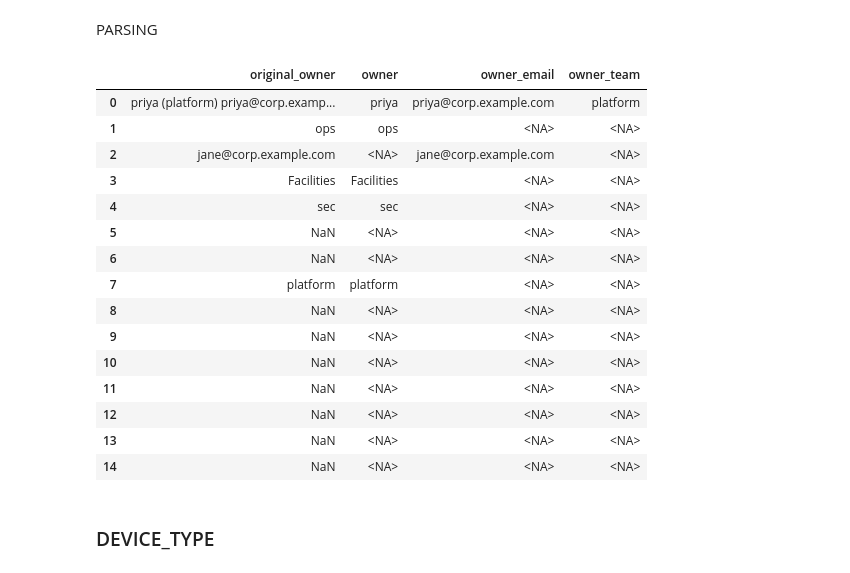
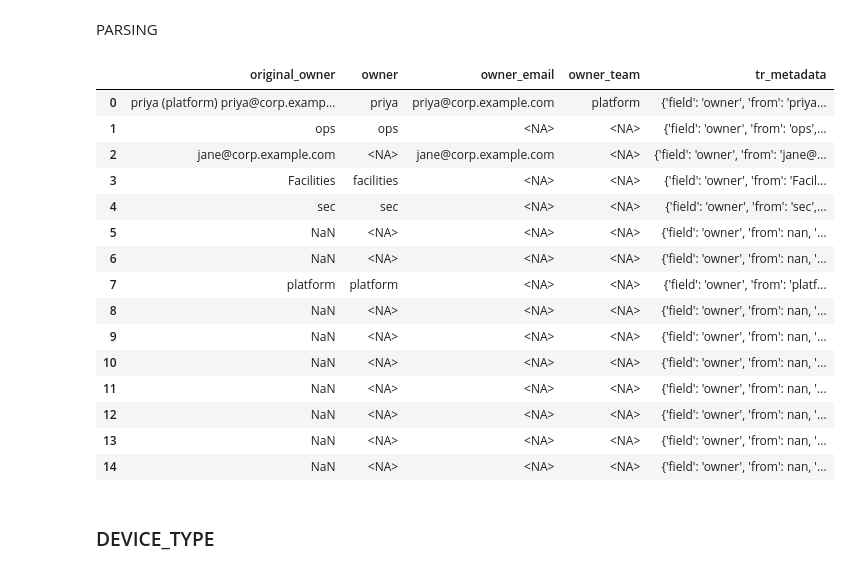
Before and after one commit to jperal720/network-inventory-cleaning-and-validation, a Jupyter notebook: notebooks/data_cleansing.ipynb, the cells around one changed output. Cells and saved outputs as stored; diff of their text form; code cells hidden in the pictures.

```diff
--- a/notebooks/data_cleansing.ipynb
+++ b/notebooks/data_cleansing.ipynb
@@ -546,8 +555,12 @@ def parse_owner(owner_str):
     Returns:
         tuple: (owner, owner_email, owner_team)
     """
+    FIELD='owner'
+    FROM=owner_str
+
+    final_owner=pd.NA
     if pd.isna(owner_str) or not str(owner_str).strip():
-        return (pd.NA, pd.NA, pd.NA)
+        return (pd.NA, pd.NA, pd.NA, traceability_metadata(FIELD, FROM, final_owner, "missing"))
 
     s = str(owner_str).strip()
 
@@ -565,36 +578,34 @@ def parse_owner(owner_str):
     s_no_paren = re.sub(r"\(.*?\)", "", s_no_email).strip()
 
     # Remaining part is likely the owner name or alias
-    owner = s_no_paren if s_no_paren else pd.NA
+    owner = s_no_paren.lower() if s_no_paren else pd.NA
 
-    # TODO: TRACEABILITY STEP FOR OWNER ONLY
-
-    return (owner, email, team)
+    return (owner, email, team, traceability_metadata(FIELD, FROM, owner, "owner_valid_and_normalized"))
 # %%
 # TODO: MIGHT HAVE TO PASS THIS ONE THROUGH THE LLM
 df_owner = pd.DataFrame()
 df_owner['original_owner'] = df_raw['owner']
-df_owner[['owner', 'owner_email', 'owner_team']] = df_raw['owner'].apply(
+df_owner[['owner', 'owner_email', 'owner_team', 'tr_metadata']] = df_raw['owner'].apply(
     lambda x: parse_owner(x)
 ).apply(pd.Series)
 df_owner
 # %% [output]
-|  | original_owner | owner | owner_email | owner_team |
-| 0 | priya (platform) priya@corp.examp... | priya | priya@corp.example.com | platform |
-| 1 | ops | ops | <NA> | <NA> |
-| 2 | jane@corp.example.com | <NA> | jane@corp.example.com | <NA> |
-| 3 | Facilities | Facilities | <NA> | <NA> |
-| 4 | sec | sec | <NA> | <NA> |
-| 5 | NaN | <NA> | <NA> | <NA> |
-| 6 | NaN | <NA> | <NA> | <NA> |
-| 7 | platform | platform | <NA> | <NA> |
-| 8 | NaN | <NA> | <NA> | <NA> |
-| 9 | NaN | <NA> | <NA> | <NA> |
-| 10 | NaN | <NA> | <NA> | <NA> |
-| 11 | NaN | <NA> | <NA> | <NA> |
-| 12 | NaN | <NA> | <NA> | <NA> |
-| 13 | NaN | <NA> | <NA> | <NA> |
-| 14 | NaN | <NA> | <NA> | <NA> |
+|  | original_owner | owner | owner_email | owner_team | tr_metadata |
+| 0 | priya (platform) priya@corp.examp... | priya | priya@corp.example.com | platform | {'field': 'owner', 'from': 'priya... |
+| 1 | ops | ops | <NA> | <NA> | {'field': 'owner', 'from': 'ops',... |
+| 2 | jane@corp.example.com | <NA> | jane@corp.example.com | <NA> | {'field': 'owner', 'from': 'jane@... |
+| 3 | Facilities | facilities | <NA> | <NA> | {'field': 'owner', 'from': 'Facil... |
+| 4 | sec | sec | <NA> | <NA> | {'field': 'owner', 'from': 'sec',... |
+| 5 | NaN | <NA> | <NA> | <NA> | {'field': 'owner', 'from': nan, '... |
+| 6 | NaN | <NA> | <NA> | <NA> | {'field': 'owner', 'from': nan, '... |
+| 7 | platform | platform | <NA> | <NA> | {'field': 'owner', 'from': 'platf... |
+| 8 | NaN | <NA> | <NA> | <NA> | {'field': 'owner', 'from': nan, '... |
+| 9 | NaN | <NA> | <NA> | <NA> | {'field': 'owner', 'from': nan, '... |
+| 10 | NaN | <NA> | <NA> | <NA> | {'field': 'owner', 'from': nan, '... |
+| 11 | NaN | <NA> | <NA> | <NA> | {'field': 'owner', 'from': nan, '... |
+| 12 | NaN | <NA> | <NA> | <NA> | {'field': 'owner', 'from': nan, '... |
+| 13 | NaN | <NA> | <NA> | <NA> | {'field': 'owner', 'from': nan, '... |
+| 14 | NaN | <NA> | <NA> | <NA> | {'field': 'owner', 'from': nan, '... |
 # %% [markdown]
 ### DEVICE_TYPE
 # %% [markdown]
```
Also changed, not shown: parts of 20 cells of this notebook.
